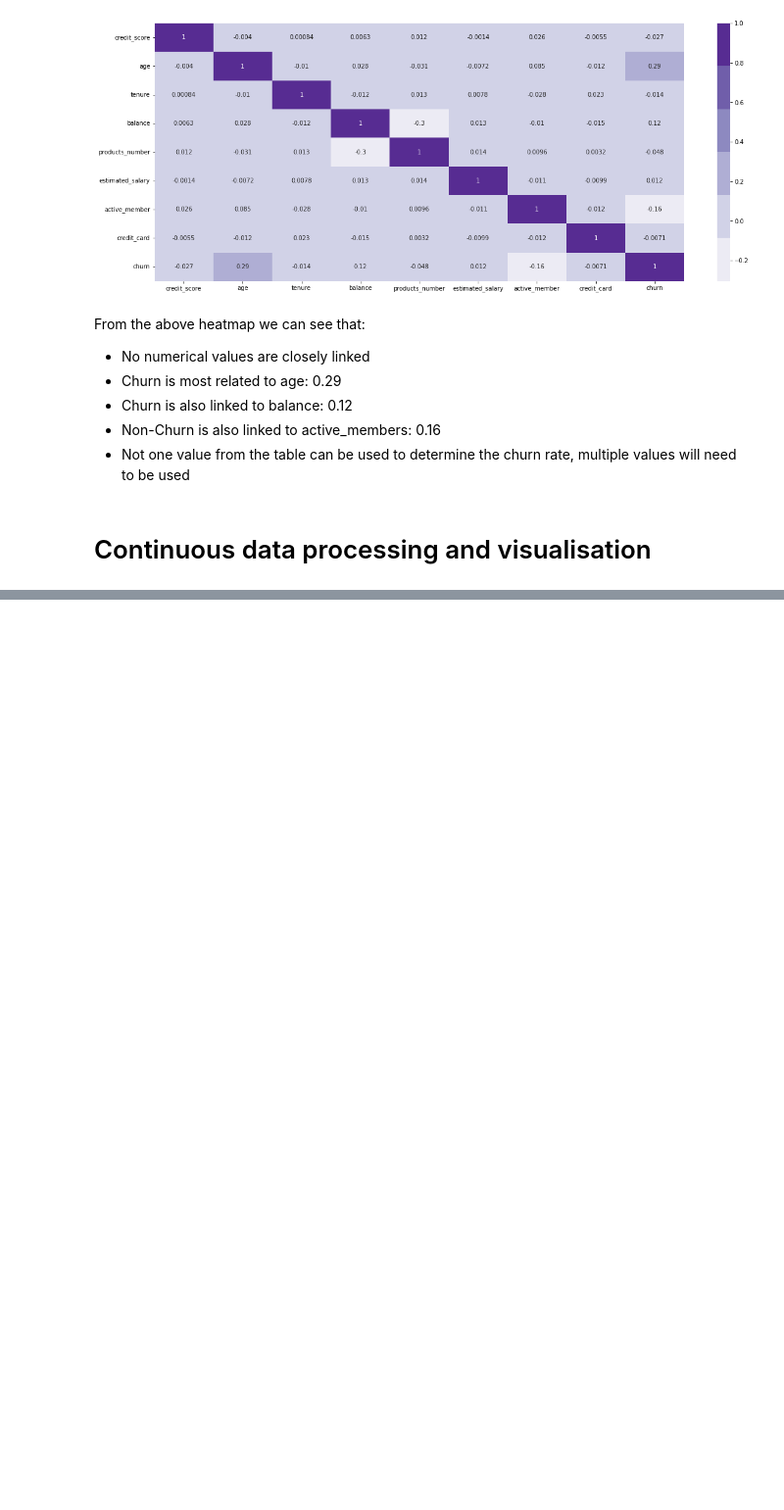
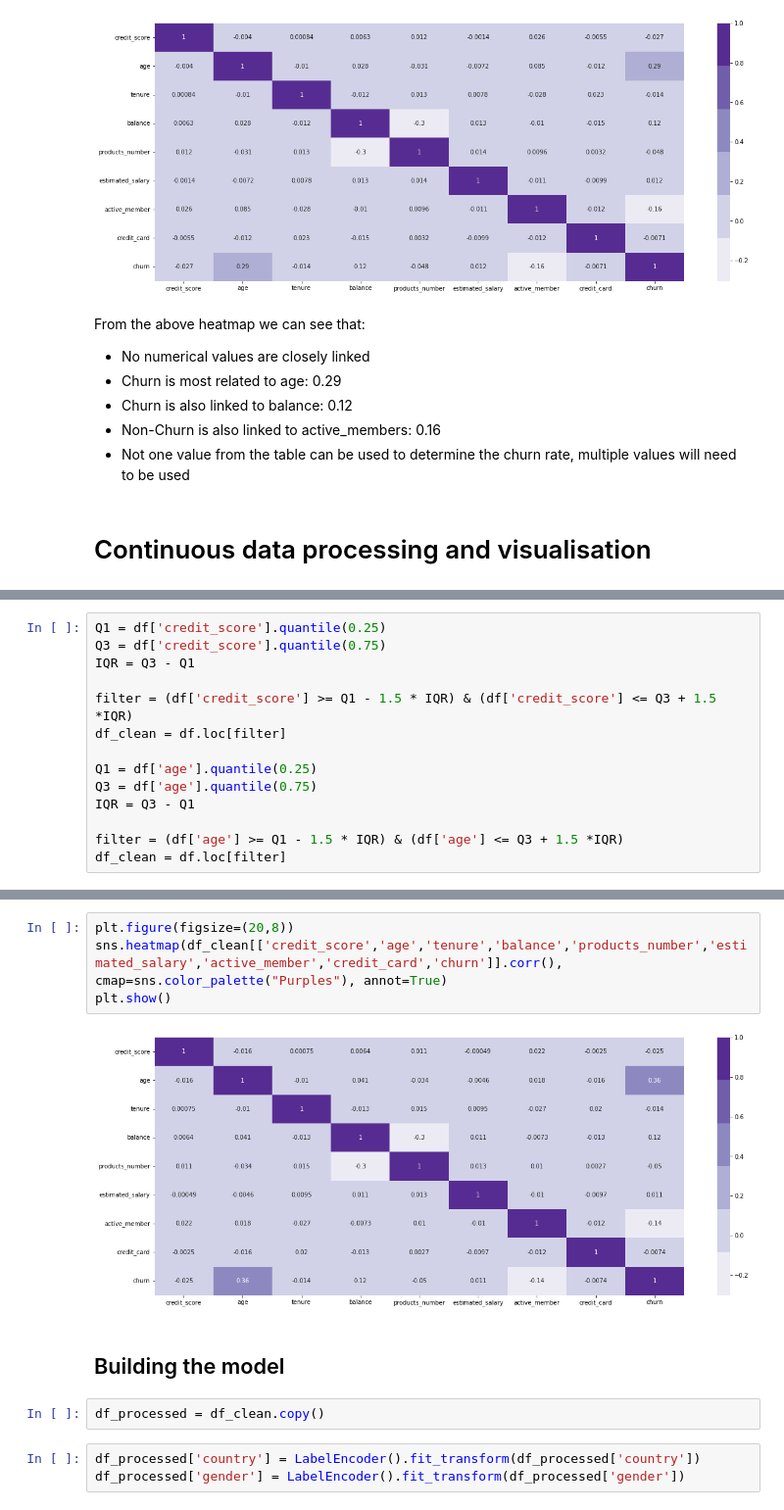
Before and after one commit to stefancourt/Churn-Prediction, a Jupyter notebook: churn-prediction.ipynb, the cells around one changed output, grey strips where cells are left out. Shown at 98% size. Drawn from its saved outputs; the diff is of its cells as text; blank space fills up the shorter version.

```diff
--- a/churn-prediction.ipynb
+++ b/churn-prediction.ipynb
@@ -162,0 +234,14 @@ From the above heatmap we can see that:
+# %%
+Q1 = df['credit_score'].quantile(0.25)
+Q3 = df['credit_score'].quantile(0.75)
+IQR = Q3 - Q1
+
+filter = (df['credit_score'] >= Q1 - 1.5 * IQR) & (df['credit_score'] <= Q3 + 1.5 *IQR)
+df_clean = df.loc[filter]
+
+Q1 = df['age'].quantile(0.25)
+Q3 = df['age'].quantile(0.75)
+IQR = Q3 - Q1
+
+filter = (df['age'] >= Q1 - 1.5 * IQR) & (df['age'] <= Q3 + 1.5 *IQR)
+df_clean = df.loc[filter]
@@ -162,0 +264,13 @@ From the above heatmap we can see that:
+# %%
+plt.figure(figsize=(20,8))
+sns.heatmap(df_clean[['credit_score','age','tenure','balance','products_number','estimated_salary','active_member','credit_card','churn']].corr(), cmap=sns.color_palette("Purples"), annot=True)
+plt.show()
+# %% [output]
+[figure, added]
+# %% [markdown]
+## Building the model
+# %%
+df_processed = df_clean.copy()
+# %%
+df_processed['country'] = LabelEncoder().fit_transform(df_processed['country'])
+df_processed['gender'] = LabelEncoder().fit_transform(df_processed['gender'])
```
Also changed, not shown: parts of 25 cells of this notebook.
